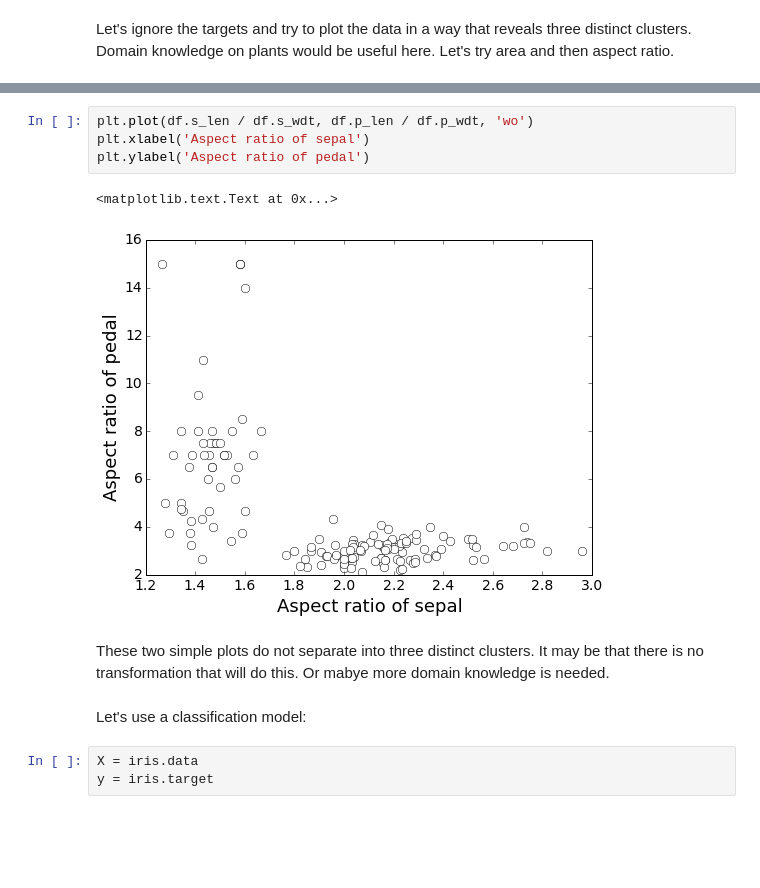
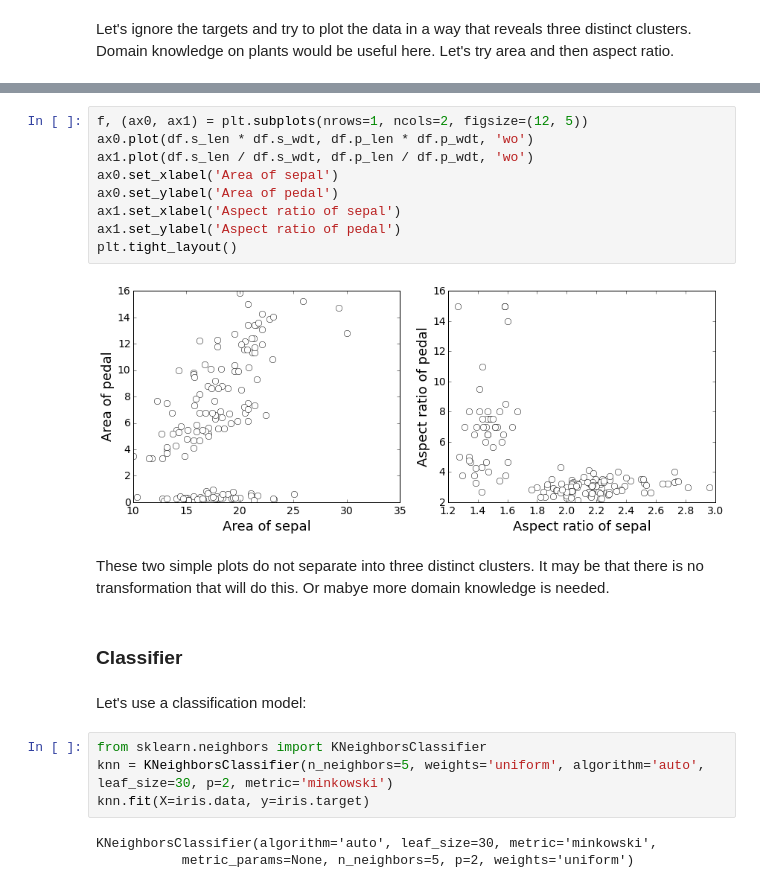
Before and after one commit to jhalverson/data_science, a Jupyter notebook: machine_learning/iris_data_set.ipynb, the cells around one changed output, grey strips where cells are left out. Drawn from its saved outputs; the diff is of its cells as text; blank space fills up the shorter version.

Commit message:
Added classifier to iris notebook

```diff
--- a/machine_learning/iris_data_set.ipynb
+++ b/machine_learning/iris_data_set.ipynb
@@ -65,14 +79,24 @@ plt.ylabel('Area of pedal')
-# %%
-plt.plot(df.s_len / df.s_wdt, df.p_len / df.p_wdt, 'wo')
-plt.xlabel('Aspect ratio of sepal')
-plt.ylabel('Aspect ratio of pedal')
-# %% [output]
-<matplotlib.text.Text at 0x...>
-[figure, removed]
+# %%
+f, (ax0, ax1) = plt.subplots(nrows=1, ncols=2, figsize=(12, 5))
+ax0.plot(df.s_len * df.s_wdt, df.p_len * df.p_wdt, 'wo')
+ax1.plot(df.s_len / df.s_wdt, df.p_len / df.p_wdt, 'wo')
+ax0.set_xlabel('Area of sepal')
+ax0.set_ylabel('Area of pedal')
+ax1.set_xlabel('Aspect ratio of sepal')
+ax1.set_ylabel('Aspect ratio of pedal')
+plt.tight_layout()
+# %% [output]
+[figure, added]
 # %% [markdown]
 These two simple plots do not separate into three distinct clusters. It may be that there is no transformation that will do this. Or mabye more domain knowledge is needed.
+# %% [markdown]
+### Classifier
 # %% [markdown]
 Let's use a classification model:
-# %%
-X = iris.data
-y = iris.target
+# %%
+from sklearn.neighbors import KNeighborsClassifier
+knn = KNeighborsClassifier(n_neighbors=5, weights='uniform', algorithm='auto', leaf_size=30, p=2, metric='minkowski')
+knn.fit(X=iris.data, y=iris.target)
+# %% [output]
+KNeighborsClassifier(algorithm='auto', leaf_size=30, metric='minkowski',
+           metric_params=None, n_neighbors=5, p=2, weights='uniform')
```
Also changed, not shown: parts of 14 cells of this notebook.
